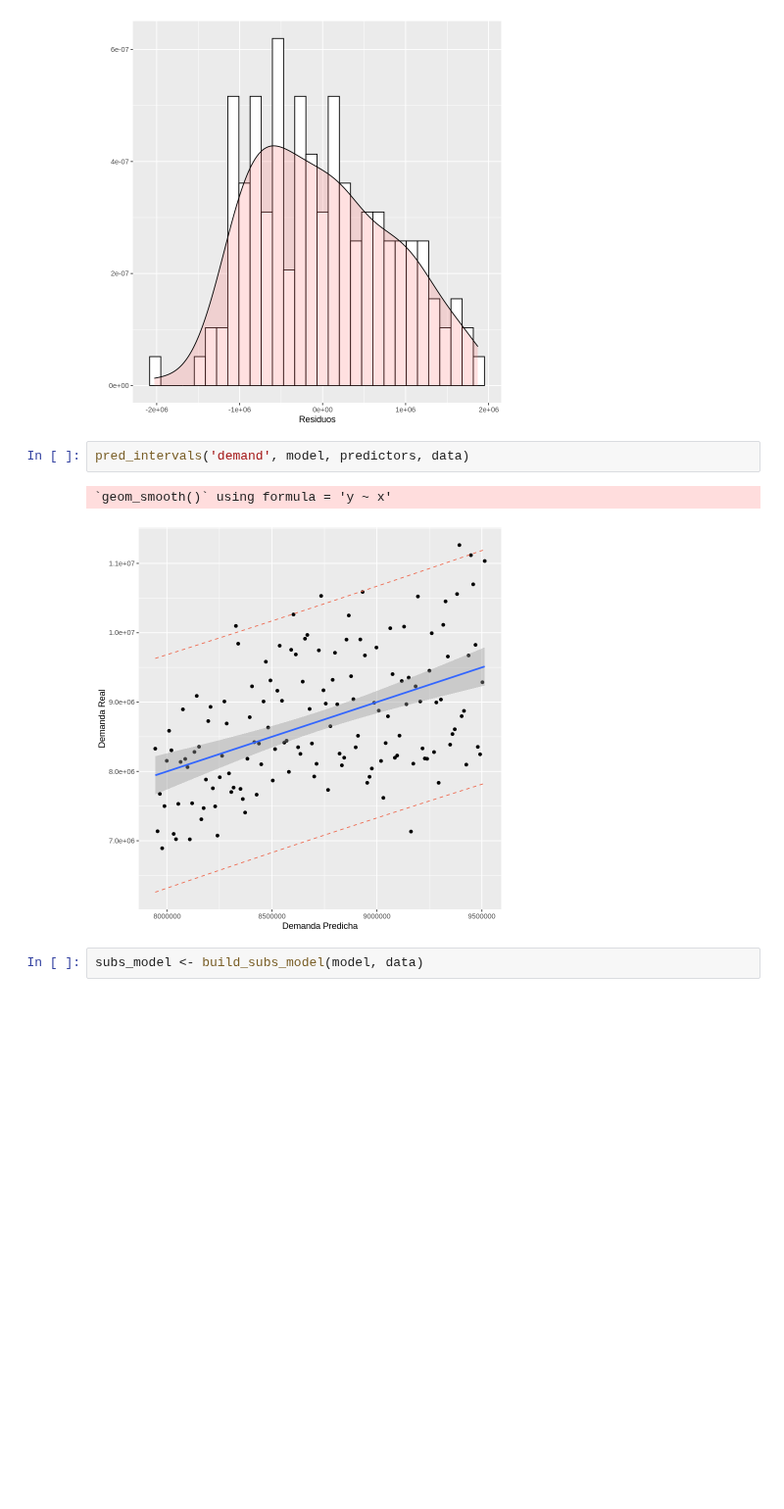
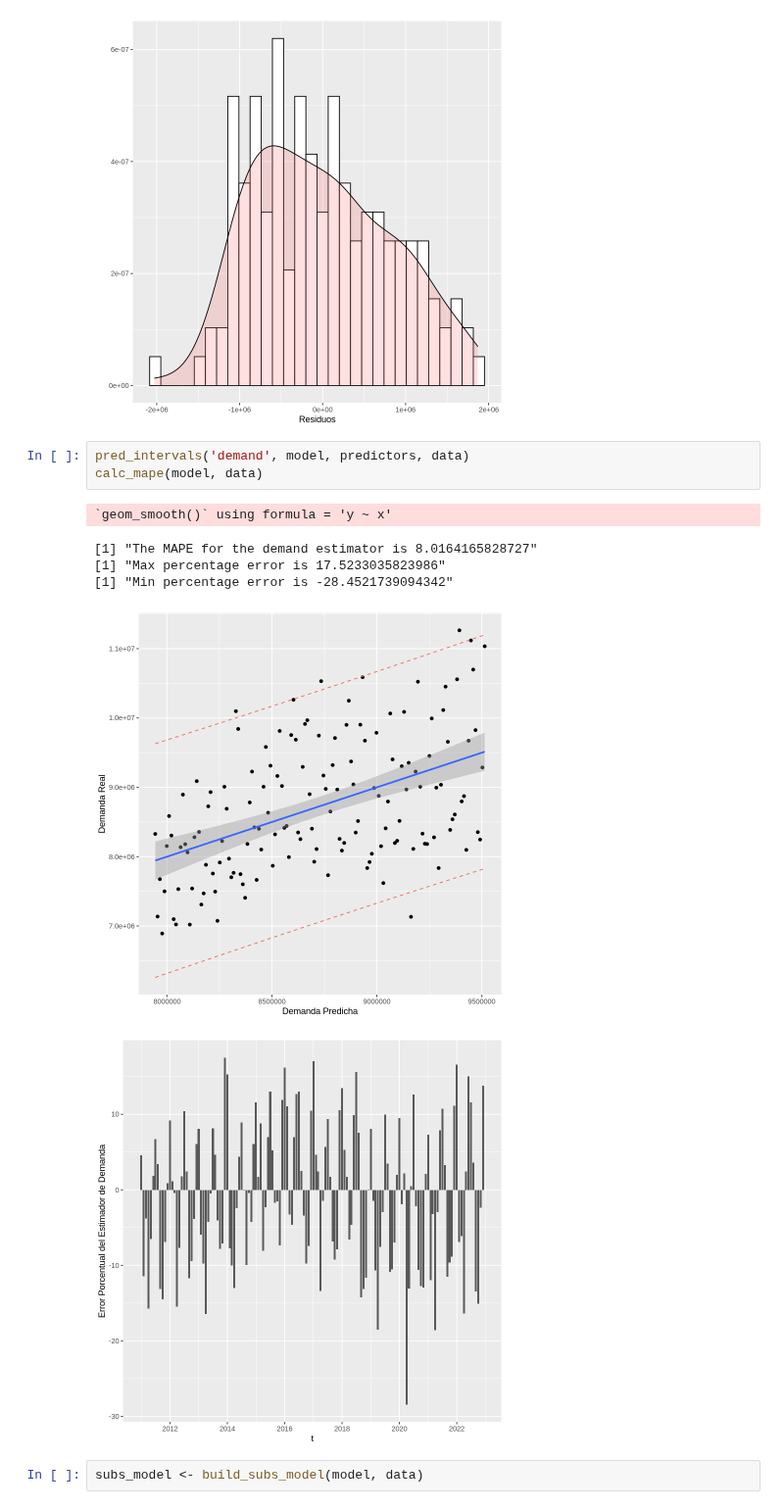
Before and after one commit to jpoletti/elec-demand-arg, a Jupyter notebook: models.ipynb, the cells around one changed output. Shown at 98% size. Cells and saved outputs as stored; diff of their text form; blank space fills up the shorter version.

```diff
--- a/models.ipynb
+++ b/models.ipynb
@@ -243,9 +239,14 @@ W = 0.97483, p-value = 0.009347
 [figure]
 # %%
 pred_intervals('demand', model, predictors, data)
+calc_mape(model, data)
 # %% [output]
 `geom_smooth()` using formula = 'y ~ x'
+[1] "The MAPE for the demand estimator is 8.0164165828727"
+[1] "Max percentage error is 17.5233035823986"
+[1] "Min percentage error is -28.4521739094342"
 [figure]
+[figure, added]
 # %%
 subs_model <- build_subs_model(model, data)
 # %% [output]
```
Also changed, not shown: parts of 19 cells of this notebook.
